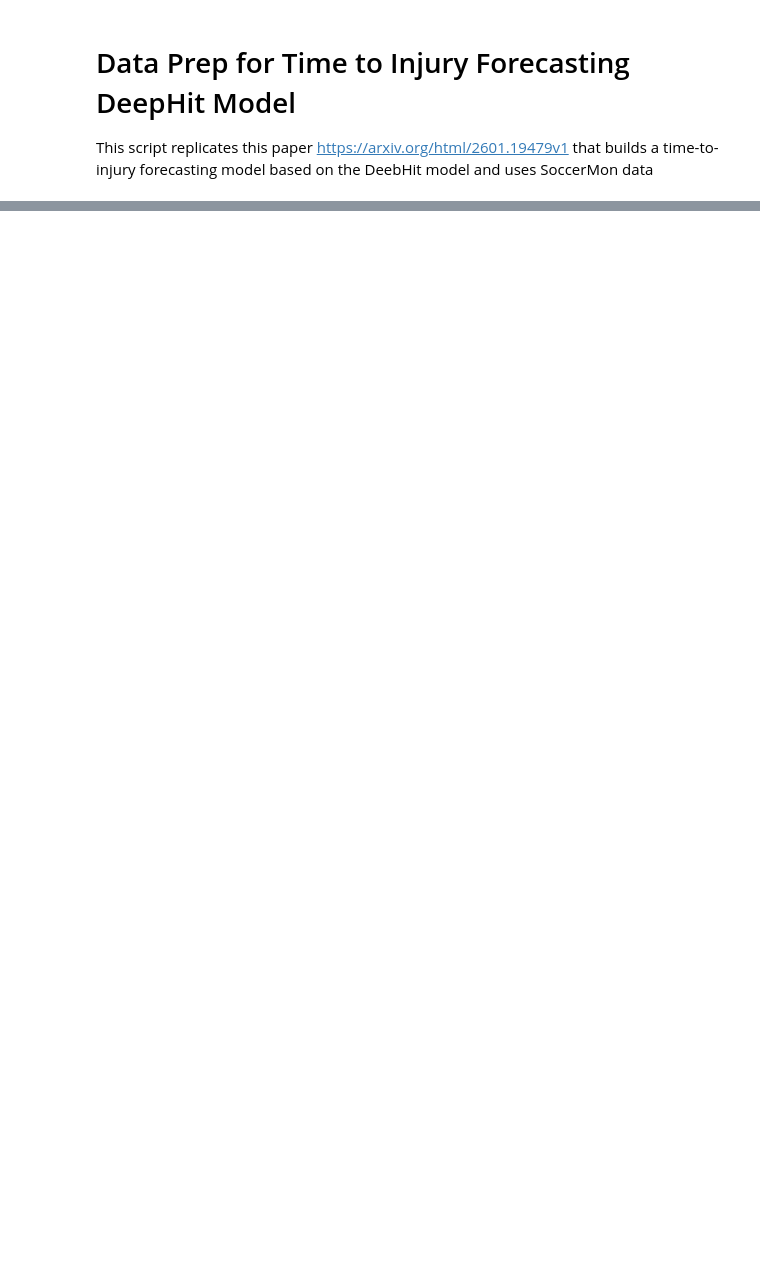
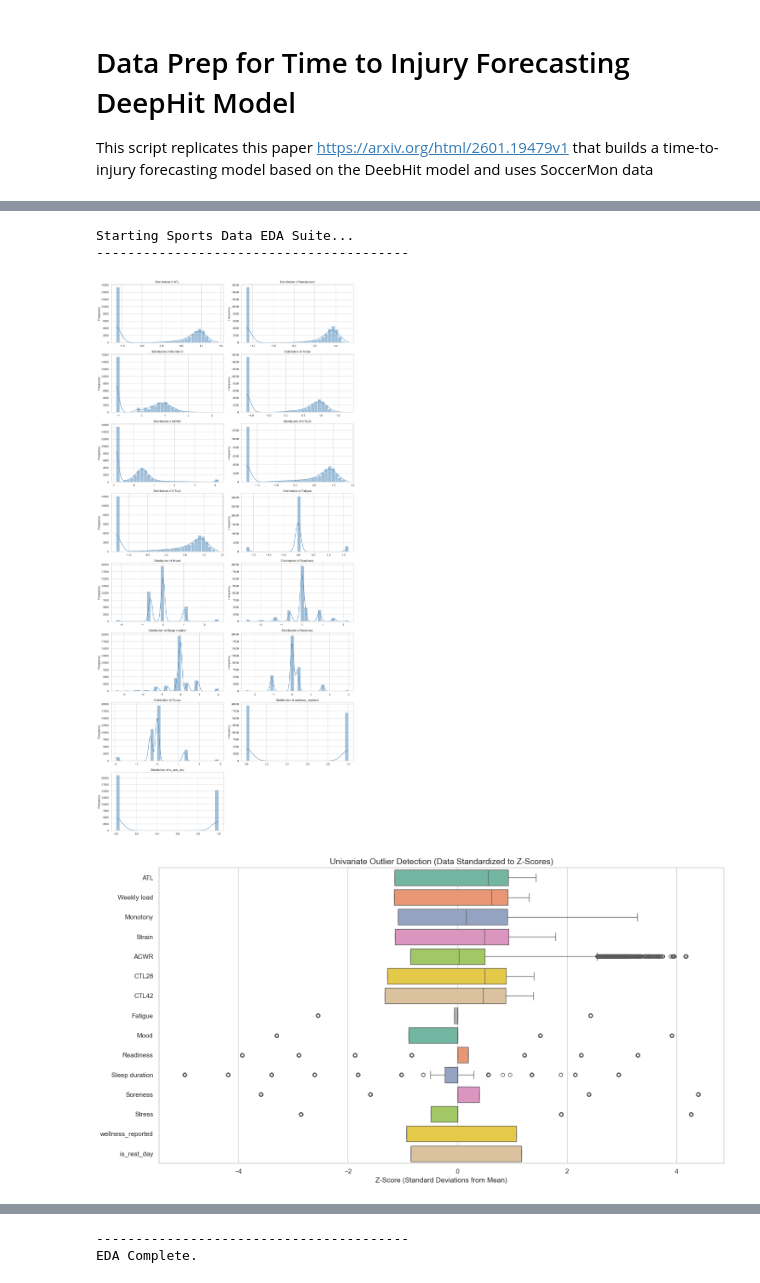
Before and after one commit to Gareth1995/Footy-Analytics, a Jupyter notebook: Injury Prediction/data_prep.ipynb, the cells around one changed output, grey strips where cells are left out. Cells and saved outputs as stored; diff of their text form; code cells hidden in the pictures; blank space fills up the shorter version.

```diff
--- a/Injury Prediction/data_prep.ipynb
+++ b/Injury Prediction/data_prep.ipynb
@@ -105,0 +265,5 @@ final_df.head()
+# %%
+# Checkin EDA plots post data processing
+eda_pipeline = SubjectiveMetricsEDA(df=deephit_ready_df)
+multivariate_anomalies = eda_pipeline.run_all()
+# %% [output]
@@ -105,0 +273,4 @@ final_df.head()
+Starting Sports Data EDA Suite...
+----------------------------------------
+[figure, added]
+[figure, added]
@@ -105,0 +283,2 @@ final_df.head()
+----------------------------------------
+EDA Complete.
```
Also changed, not shown: parts of 11 cells of this notebook, 2 other files.
